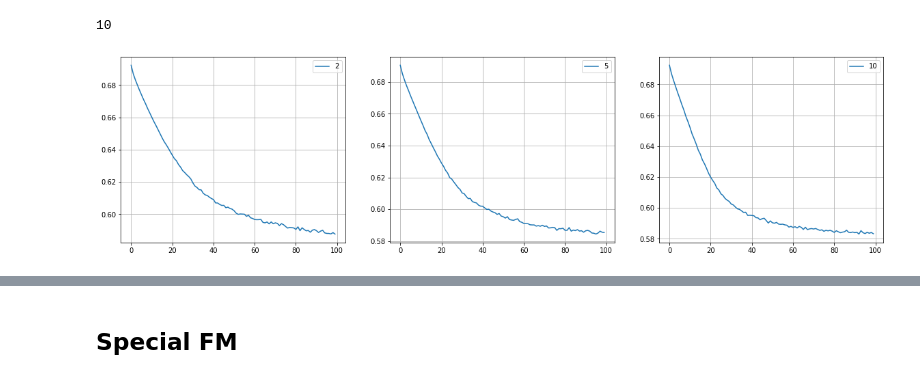
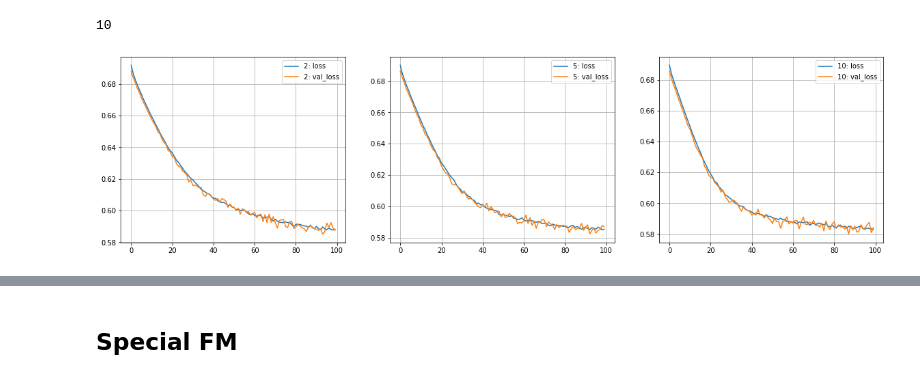
Before and after one commit to georgechaikin/tensorflow-sparse-data, a Jupyter notebook: lfa-sparse.ipynb, the cells around one changed output, grey strips where cells are left out. Cells and saved outputs as stored; diff of their text form; code cells hidden in the pictures.

```diff
--- a/lfa-sparse.ipynb
+++ b/lfa-sparse.ipynb
@@ -311,18 +311,20 @@ for k in k_params:
 # %%
 import matplotlib.pyplot as plt
 # Multiskill
 plt.figure(figsize=[20, 5])
 for i,k in enumerate(k_params):
     plt.subplot(1,len(k_params), i+1)
     history = simple_fm_models[k]['history']
     epochs = history.epoch
     loss = history.history['loss']
-    plt.plot(epochs, loss, label = f'{k}')
+    val_loss = history.history['val_loss']
+    plt.plot(epochs, loss, label = f'{k}: loss')
+    plt.plot(epochs, val_loss, label = f'{k}: val_loss')
     plt.legend()
     plt.grid()
 plt.show()
 # %% [output]
-[figure, old version]
+[figure, new version]
 # %%
 for i, k in enumerate(k_params):
     print(f'{k}:')
```
Also changed, not shown: parts of 1 cell of this notebook.
